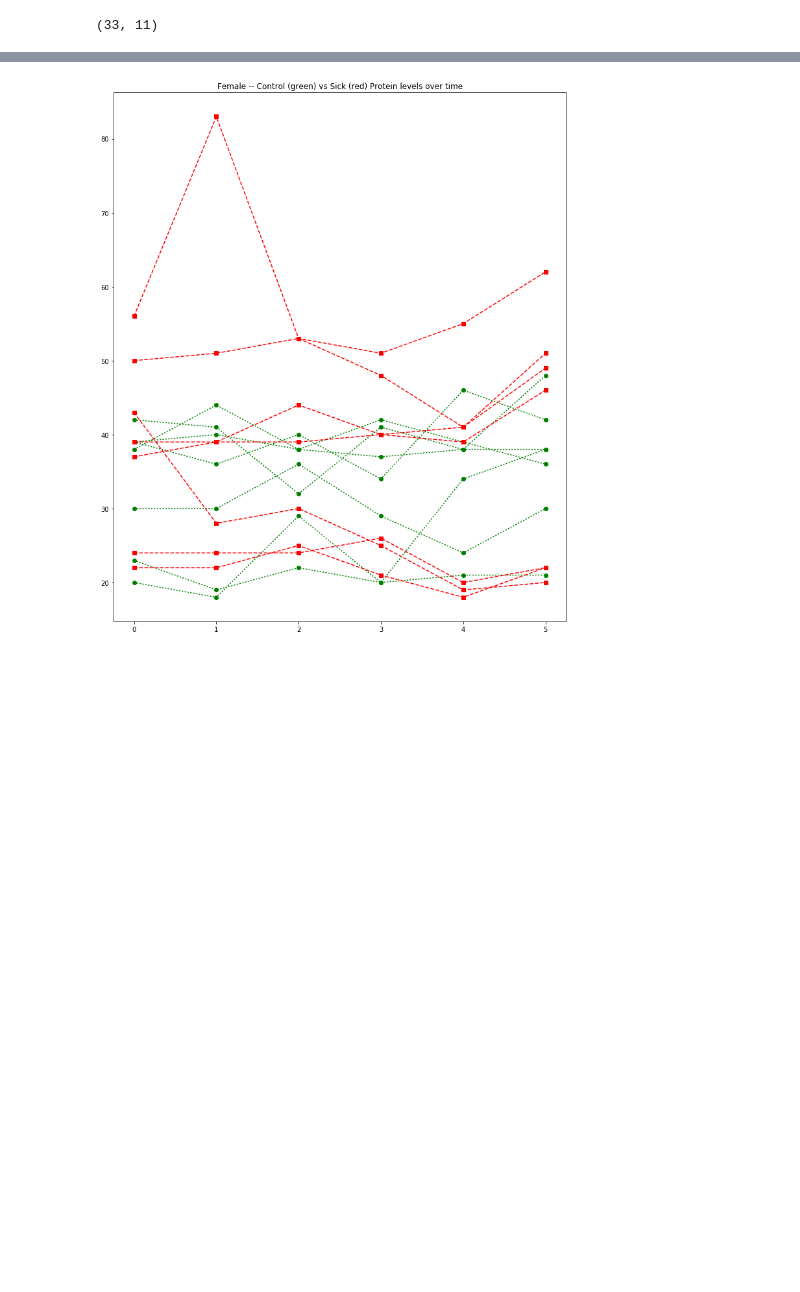
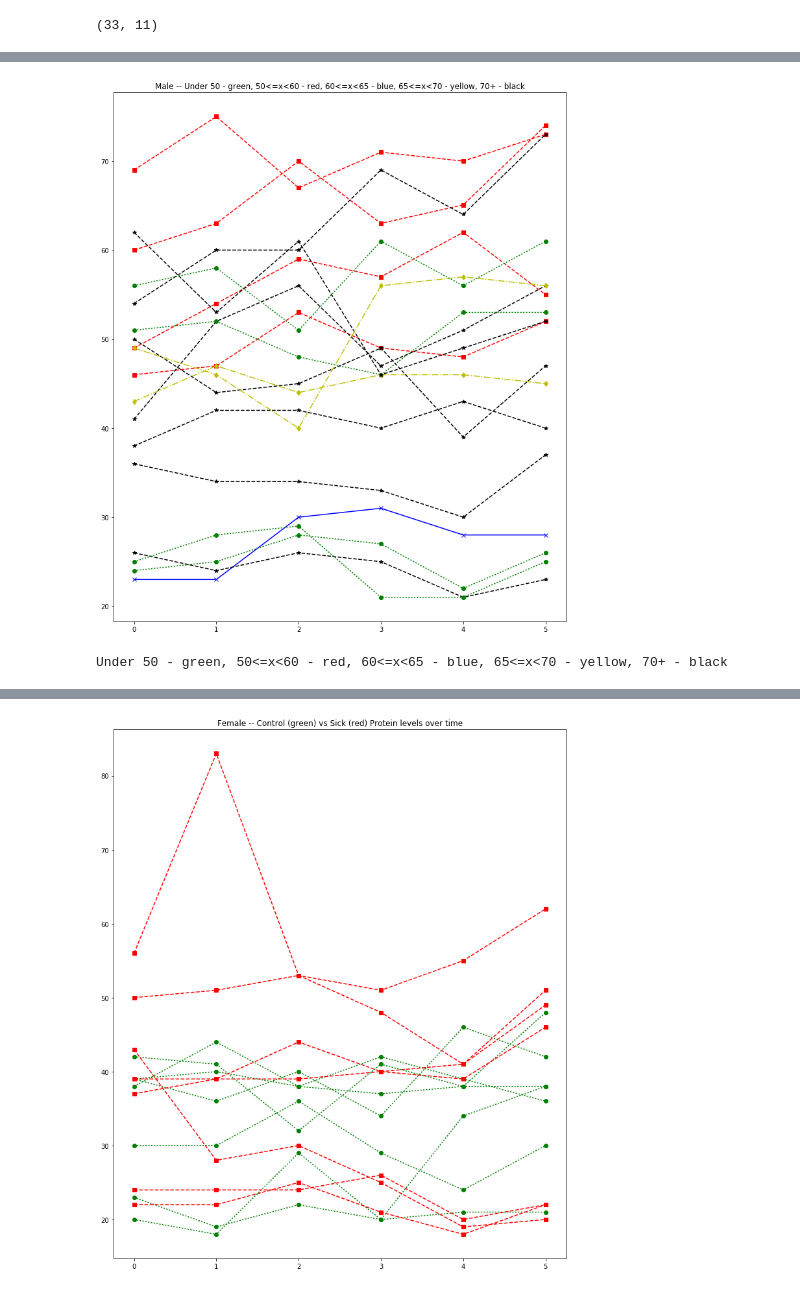
Before and after one commit to Rahul-Khanna/comp_gene, a Jupyter notebook: Data_exploration_round_2.ipynb, the cells around one changed output, grey strips where cells are left out. Drawn from its saved outputs; the diff is of its cells as text; code cells hidden in the pictures; blank space fills up the shorter version.

```diff
--- a/Data_exploration_round_2.ipynb
+++ b/Data_exploration_round_2.ipynb
@@ -146,3 +243,27 @@ usefulFunctions.createLinePlotsOnSamePlot(allFullyFilledMales, labels, colors, t
+# %%
+colors = ['go:', 'rs--', 'bx-', 'yd-.', 'k*--']
+legend = ['Under 50', '50<=x<60', '60<=x<65', '65<=x<70', '70+']
+labels = []
+vectors = []
+for key in controlMales:
+    male = controlMales[key]
+    if male['age'] < 50:
+        labels.append(0)
+    elif male['age'] < 60:
+        labels.append(1)
+    elif male['age'] < 65:
+        labels.append(2)
+    elif male['age'] < 70:
+        labels.append(3)
+    else:
+        labels.append(4)
+    vectors.append(male['vector'])
+title = "Male -- Under 50 - green, 50<=x<60 - red, 60<=x<65 - blue, 65<=x<70 - yellow, 70+ - black"
+usefulFunctions.createLinePlotsOnSamePlot(vectors, labels, colors, title)
+print "Under 50 - green, 50<=x<60 - red, 60<=x<65 - blue, 65<=x<70 - yellow, 70+ - black"
+# %% [output]
+[figure, added]
+Under 50 - green, 50<=x<60 - red, 60<=x<65 - blue, 65<=x<70 - yellow, 70+ - black
 # %%
 colors = ['go:', 'rs--', 'bx-', 'yd-.', 'k*--']
 legend = ['Under 50', '50<=x<60', '60<=x<70', '70<=x<75', '75+']
```
Also changed, not shown: parts of 11 cells of this notebook, 11 other files.
